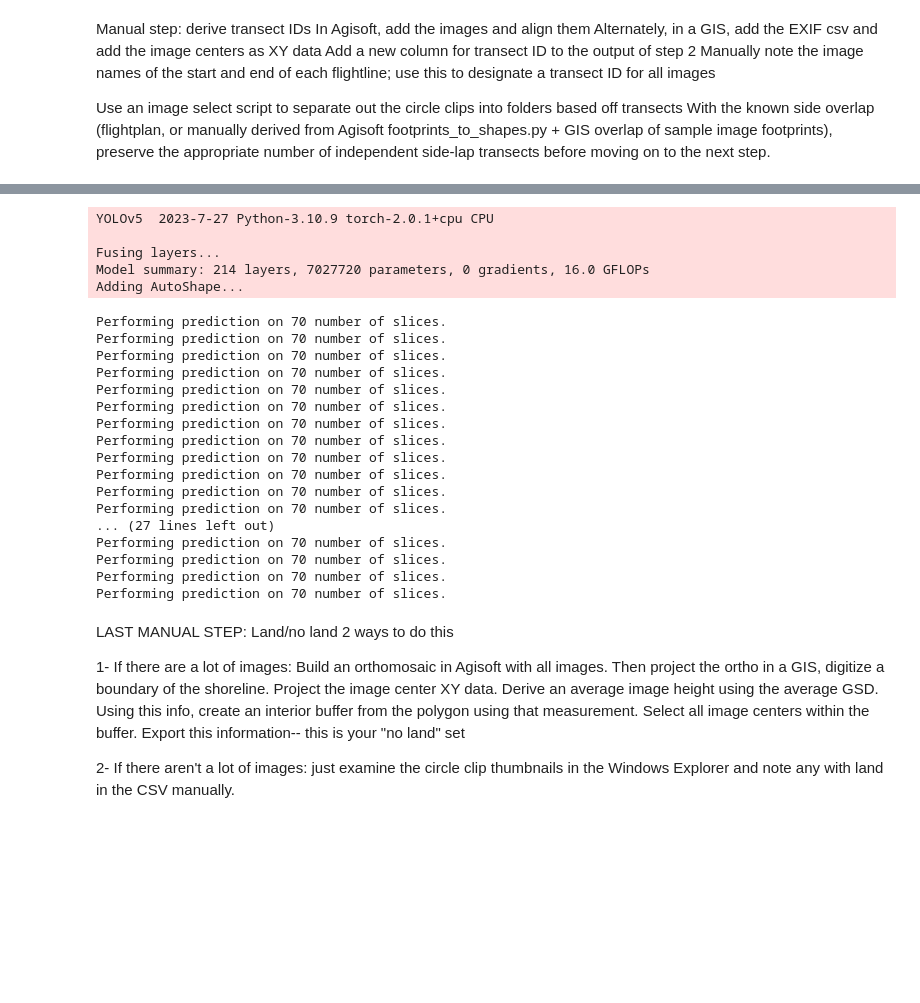
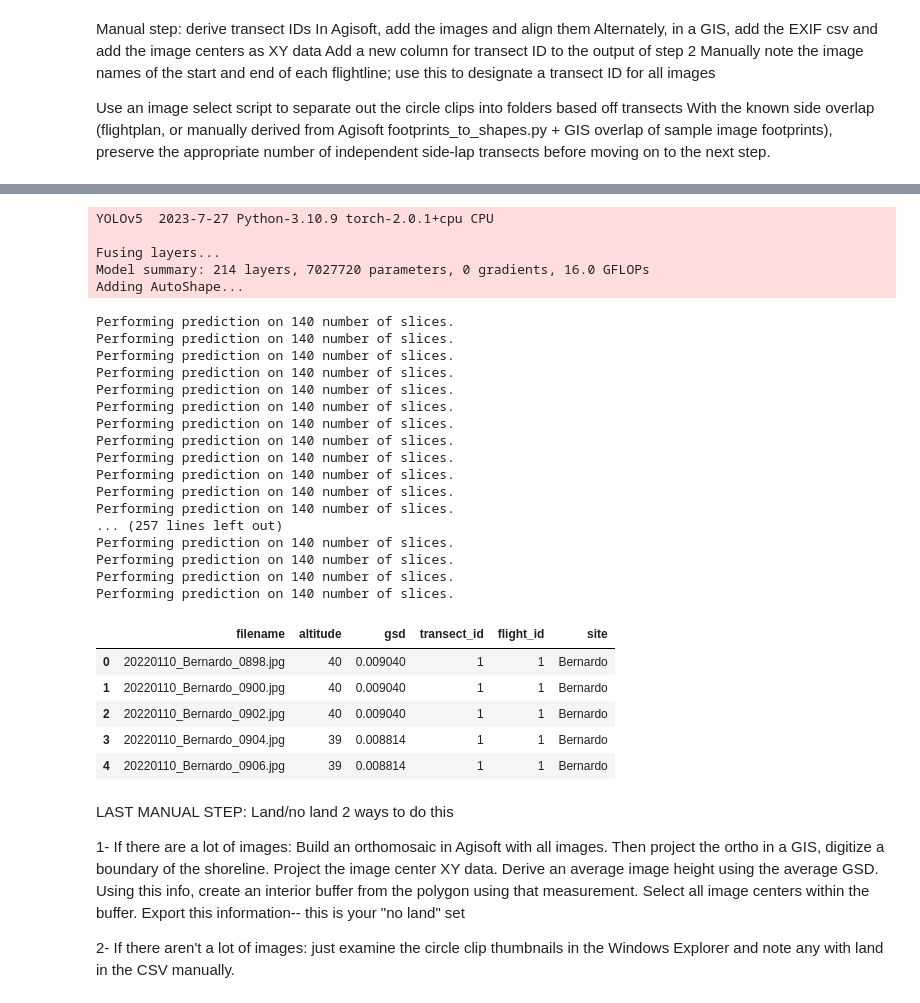
Before and after one commit to ASPIRE-collab/drones4ducks-optimizing, a Jupyter notebook: utils/power_analysis/power_analysis_data_prep.ipynb, the cells around one changed output, grey strips where cells are left out. Saved outputs shown, nothing was run; the diff lists cells and outputs as text; code cells hidden in the pictures; blank space fills up the shorter version.

Commit message:
streamlining the power analysis data prep

```diff
--- a/utils/power_analysis/power_analysis_data_prep.ipynb
+++ b/utils/power_analysis/power_analysis_data_prep.ipynb
@@ -290,10 +254,10 @@ def process_images_in_directory(master_directory, save_directory):
                 all_anns.extend(coco)
 
     df = pd.DataFrame(all_anns)
-    savepath = os.path.join(save_directory, "18bw_detections.csv") # change the name if desired
+    savepath = os.path.join(save_directory, "BdA2023_detections.csv") # change the name if desired
     df.to_csv(savepath, index=False)
 
-image_directory = "E:\\poweranalysis\\data\\circles\\18bw_ind\\"  # Replace with the path to the master directory containing images
+image_directory = "E:\\poweranalysis\\data\\circles\\BdA2023_detection"  # Replace with the path to the master directory containing images
 save_directory = "E:\\poweranalysis\\data\\circles"  # Replace with the desired output directory for the COCO annotations
 process_images_in_directory(image_directory, save_directory)
 # %% [output]
@@ -302,20 +266,20 @@ YOLOv5  2023-7-27 Python-3.10.9 torch-2.0.1+cpu CPU
 Fusing layers...
 Model summary: 214 layers, 7027720 parameters, 0 gradients, 16.0 GFLOPs
 Adding AutoShape...
-Performing prediction on 70 number of slices.
-Performing prediction on 70 number of slices.
-Performing prediction on 70 number of slices.
-Performing prediction on 70 number of slices.
-Performing prediction on 70 number of slices.
-Performing prediction on 70 number of slices.
-Performing prediction on 70 number of slices.
-Performing prediction on 70 number of slices.
-Performing prediction on 70 number of slices.
-Performing prediction on 70 number of slices.
-Performing prediction on 70 number of slices.
-Performing prediction on 70 number of slices.
-... (27 lines left out)
-Performing prediction on 70 number of slices.
-Performing prediction on 70 number of slices.
-Performing prediction on 70 number of slices.
-Performing prediction on 70 number of slices.
+Performing prediction on 140 number of slices.
+Performing prediction on 140 number of slices.
+Performing prediction on 140 number of slices.
+Performing prediction on 140 number of slices.
+Performing prediction on 140 number of slices.
+Performing prediction on 140 number of slices.
+Performing prediction on 140 number of slices.
+Performing prediction on 140 number of slices.
+Performing prediction on 140 number of slices.
+Performing prediction on 140 number of slices.
+Performing prediction on 140 number of slices.
+Performing prediction on 140 number of slices.
+... (257 lines left out)
+Performing prediction on 140 number of slices.
+Performing prediction on 140 number of slices.
+Performing prediction on 140 number of slices.
+Performing prediction on 140 number of slices.
@@ -340,3 +286,18 @@ df.to_csv("E:\\poweranalysis\\data\\circles\\BdA2018_ind_imgs.csv", index=False)
+# %%
+#Quick fix: GSD is in cm instead of m and you forgot
+
+df_resolution = pd.read_csv("E:\\poweranalysis\\data\\circles\\StateLands2022_ind_imgs.csv") # output from step 2
+
+df_resolution['gsd'] = df_resolution['gsd']/100
+
+df_resolution.head()
+# %% [output]
+|  | filename | altitude | gsd | transect_id | flight_id | site |
+| 0 | 20220110_Bernardo_0898.jpg | 40 | 0.009040 | 1 | 1 | Bernardo |
+| 1 | 20220110_Bernardo_0900.jpg | 40 | 0.009040 | 1 | 1 | Bernardo |
+| 2 | 20220110_Bernardo_0902.jpg | 40 | 0.009040 | 1 | 1 | Bernardo |
+| 3 | 20220110_Bernardo_0904.jpg | 39 | 0.008814 | 1 | 1 | Bernardo |
+| 4 | 20220110_Bernardo_0906.jpg | 39 | 0.008814 | 1 | 1 | Bernardo |
 # %%
 # 5- Distance from bird detections to the drone
 
```
Also changed, not shown: parts of 11 cells of this notebook, 3 other files.
